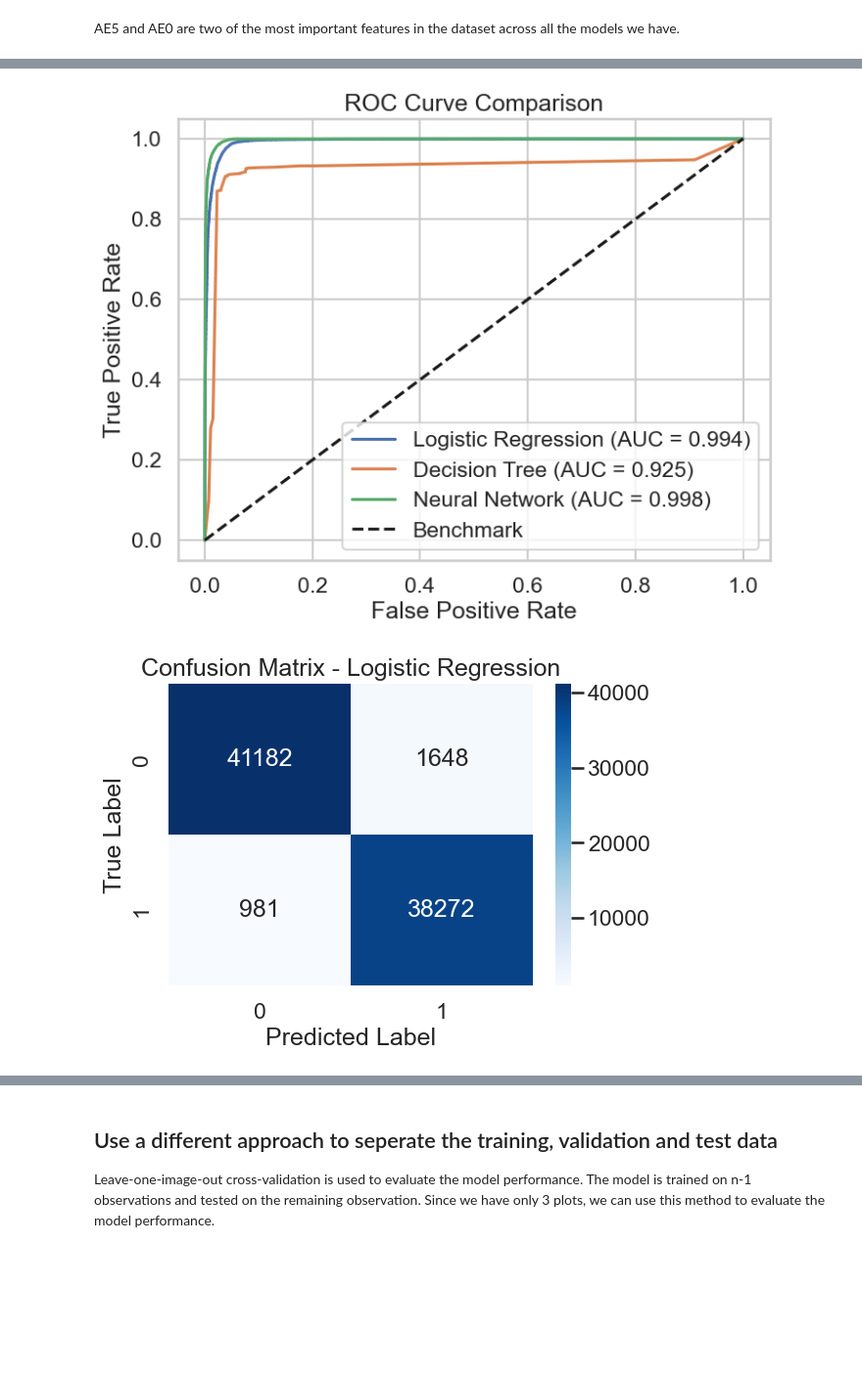
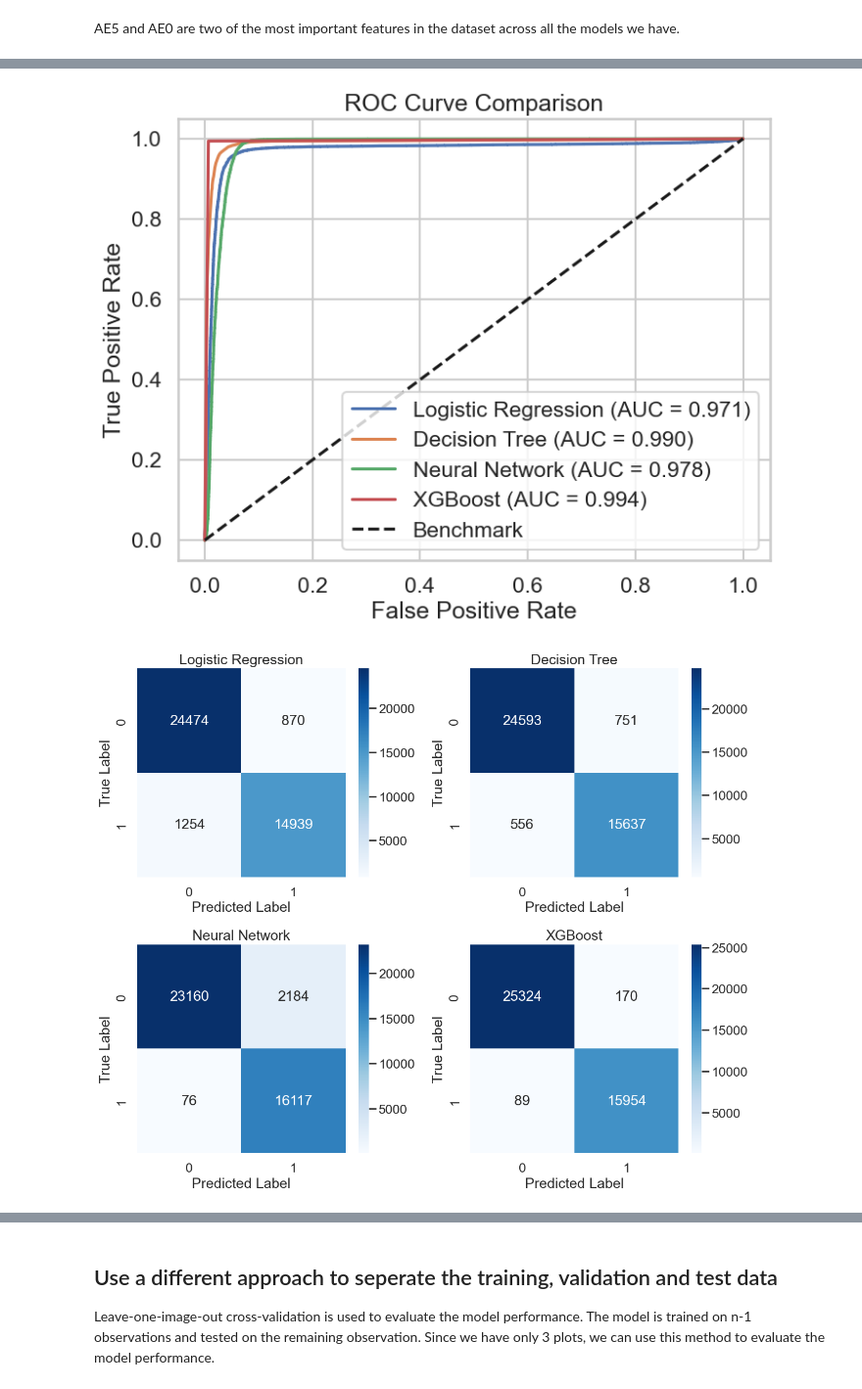
Before and after one commit to Bru3e/stat-214-lab2-10, a Jupyter notebook: models.ipynb, the cells around one changed output, grey strips where cells are left out. Shown: that part at 98% size. Drawn from its saved outputs; the diff is of its cells as text; code cells hidden in the pictures; blank space fills up the shorter version.

```diff
--- a/models.ipynb
+++ b/models.ipynb
@@ -37,9 +37,9 @@ from sklearn.decomposition import PCA
 
 data = pd.read_csv('data_final.csv')
 
-# For Logistic Regression, I tested and found that NDAI has a high VIF score
+# For Logistic Regression, I tested and found that pca_feature has a high VIF score
 # So I removed it from the dataset
-data = data.drop(columns=['NDAI'])
+data = data.drop(columns=['pca_feature'])
 
 # Also, I found that the 'grad_mean' and 'patch_range' have high VIF scores
 # Since they both measure the sparsity of the image, I combined them into one feature by PCA
@@ -104,6 +104,8 @@ from sklearn.preprocessing import StandardScaler
 from sklearn.linear_model import LogisticRegression
 import statsmodels.api as sm
 from sklearn.inspection import permutation_importance
+from sklearn.metrics import roc_auc_score
+
 # Logistic Regression model
 lr_pipeline = Pipeline([('scaler', StandardScaler()),('clf', LogisticRegression(solver='lbfgs', max_iter=500, random_state=635))])
 lr_acc, lr_auc = evaluate_model(lr_pipeline, X_train, y_train, cv)
@@ -113,6 +115,14 @@ print(f"Logistic Regression: Accuracy = {lr_acc:.3f}, ROC AUC = {lr_auc:.3f}")
 X_train_sm = sm.add_constant(StandardScaler().fit_transform(X_train))
 lr_model_sm = sm.Logit(y_train, X_train_sm).fit(disp=0)
 print("Logistic Regression AIC:", lr_model_sm.aic)
+
+# Calculate test set performance
+lr_pipeline.fit(X_train, y_train)
+lr_test_acc = lr_pipeline.score(X_test, y_test)
+print(f"Logistic Regression Test Set Accuracy: {lr_test_acc:.3f}")
+y_test_pred = lr_pipeline.predict_proba(X_test)[:, 1]
+lr_test_auc = roc_auc_score(y_test, y_test_pred)
+print(f"Logistic Regression Test Set ROC AUC: {lr_test_auc:.3f}")
 
 # The Coefficients of the logistic regression model
 print('Coefficients:')
@@ -301,7 +311,7 @@ from sklearn.neural_network import MLPClassifier
 # Neural Network model
 nn_pipeline = Pipeline([
     ('scaler', StandardScaler()),
-    ('clf', MLPClassifier(hidden_layer_sizes=(50,), max_iter=200, random_state=42))
+    ('clf', MLPClassifier(hidden_layer_sizes=(50,), max_iter=500, random_state=788))
 ])
 
 # Cross-validate the Neural Network.
@@ -349,6 +358,7 @@ AE5 and AE0 are two of the most important features in the dataset across all the
 # %%
 from sklearn.metrics import roc_curve, auc
 from sklearn.metrics import classification_report, confusion_matrix
+import xgboost as xgb
 
 lr_pipeline.fit(X_train, y_train)
 y_pred_lr = lr_pipeline.predict_proba(X_test)[:, 1]
@@ -361,32 +371,47 @@ nn_model = MLPClassifier(hidden_layer_sizes=(50,), max_iter=500, random_state=78
 nn_model.fit(X_train, y_train)
 y_pred_nn = nn_model.predict_proba(X_test)[:, 1]
 
+data = pd.read_csv("data_final.csv")
+features_XG = ["ae0", "ae1", "ae2", "ae3", "ae4", "ae5", "ae6", "ae7", "NDAI", "SD", "CORR", "pca_feature", "grad_mean", "patch_range"]
+target = "Label"
+X_train_XG, X_test_XG, y_train_XG, y_test_XG = train_test_split(data[features_XG], data[target], test_size=0.2, random_state=42)
+y_train_XG = y_train_XG.replace({-1: 0, 1: 1})
+y_test_XG = y_test_XG.replace({-1: 0, 1: 1})
+model_XG = xgb.XGBClassifier(objective="binary:logistic", eval_metric="logloss", use_label_encoder=False)
+model_XG.fit(X_train_XG, y_train_XG)
+y_pred_XG = model_XG.predict(X_test_XG)
+
 fpr_lr, tpr_lr, _ = roc_curve(y_test, y_pred_lr)
 fpr_dt, tpr_dt, _ = roc_curve(y_test, y_pred_dt)
 fpr_nn, tpr_nn, _ = roc_curve(y_test, y_pred_nn)
+fpr_XG, tpr_XG, _ = roc_curve(y_test_XG, y_pred_XG)
 
 auc_lr = auc(fpr_lr, tpr_lr)
 auc_dt = auc(fpr_dt, tpr_dt)
 auc_nn = auc(fpr_nn, tpr_nn)
+auc_XG = auc(fpr_XG, tpr_XG)
 
 y_pred_lr_bi = (y_pred_lr > 0.5).astype(int)
 y_pred_dt_bi = (y_pred_dt > 0.5).astype(int)
 y_pred_nn_bi = (y_pred_nn > 0.5).astype(int)
+y_pred_XG_bi = (y_pred_XG > 0.5).astype(int)
 
 report_lr = classification_report(y_test, y_pred_lr_bi, output_dict=True)
 report_dt = classification_report(y_test, y_pred_dt_bi, output_dict=True)
 report_nn = classification_report(y_test, y_pred_nn_bi, output_dict=True)
+report_XG = classification_report(y_test_XG, y_pred_XG_bi, output_dict=True)
 
 conf_matrix_lr = confusion_matrix(y_test, y_pred_lr_bi)
 conf_matrix_dt = confusion_matrix(y_test, y_pred_dt_bi)
 conf_matrix_nn = confusion_matrix(y_test, y_pred_nn_bi)
+conf_matrix_XG = confusion_matrix(y_test_XG, y_pred_XG_bi)
 
 classification_reports_df = pd.DataFrame({
-    "Model": ["Logistic Regression", "Decision Tree", "Neural Network"],
-    "Precision": [report_lr["weighted avg"]["precision"], report_dt["weighted avg"]["precision"], report_nn["weighted avg"]["precision"]],
-    "Recall": [report_lr["weighted avg"]["recall"], report_dt["weighted avg"]["recall"], report_nn["weighted avg"]["recall"]],
-    "F1-score": [report_lr["weighted avg"]["f1-score"], report_dt["weighted avg"]["f1-score"], report_nn["weighted avg"]["f1-score"]],
-    "Accuracy": [report_lr["accuracy"], report_dt["accuracy"], report_nn["accuracy"]]
+    "Model": ["Logistic Regression", "Decision Tree", "Neural Network", "XGBoost"],
+    "Precision": [report_lr["weighted avg"]["precision"], report_dt["weighted avg"]["precision"], report_nn["weighted avg"]["precision"], report_XG["weighted avg"]["precision"]],
+    "Recall": [report_lr["weighted avg"]["recall"], report_dt["weighted avg"]["recall"], report_nn["weighted avg"]["recall"], report_XG["weighted avg"]["recall"]],
+    "F1-score": [report_lr["weighted avg"]["f1-score"], report_dt["weighted avg"]["f1-score"], report_nn["weighted avg"]["f1-score"], report_XG["weighted avg"]["f1-score"]],
+    "Accuracy": [report_lr["accuracy"], report_dt["accuracy"], report_nn["accuracy"], report_XG["accuracy"]],
 })
 
 print(classification_reports_df)
@@ -395,6 +420,7 @@ plt.figure(figsize=(8, 6))
 plt.plot(fpr_lr, tpr_lr, label=f'Logistic Regression (AUC = {auc_lr:.3f})')
 plt.plot(fpr_dt, tpr_dt, label=f'Decision Tree (AUC = {auc_dt:.3f})')
 plt.plot(fpr_nn, tpr_nn, label=f'Neural Network (AUC = {auc_nn:.3f})')
+plt.plot(fpr_XG, tpr_XG, label=f'XGBoost (AUC = {auc_XG:.3f})')
 
 plt.plot([0, 1], [0, 1], 'k--', label='Benchmark')
 plt.xlabel('False Positive Rate')
@@ -403,17 +429,21 @@ plt.title('ROC Curve Comparison')
 plt.legend(loc='lower right')
 plt.show()
 
-def plot_confusion_matrix(y_true, y_pred, model_name):
+def plot_confusion_matrix_subplot(ax, y_true, y_pred, model_name):
     cm = confusion_matrix(y_true, y_pred)
-    plt.figure(figsize=(6, 4))
-    sns.heatmap(cm, annot=True, fmt='d', cmap='Blues', xticklabels=["0", "1"], yticklabels=["0", "1"])
-    plt.xlabel('Predicted Label')
-    plt.ylabel('True Label')
-    plt.title(f'Confusion Matrix - {model_name}')
-    plt.show()
+    sns.heatmap(cm, annot=True, fmt='d', cmap='Blues',
+                xticklabels=["0", "1"], yticklabels=["0", "1"], ax=ax)
+    ax.set_xlabel('Predicted Label')
+    ax.set_ylabel('True Label')
+    ax.set_title(f'{model_name}')
 
+fig, axs = plt.subplots(2, 2, figsize=(12, 10))
 
-plot_confusion_matrix(y_test, y_pred_lr_bi, "Logistic Regression")
-plot_confusion_matrix(y_test, y_pred_dt_bi, "Decision Tree")
-plot_confusion_matrix(y_test, y_pred_nn_bi, "Neural Network")
+plot_confusion_matrix_subplot(axs[0, 0], y_test, y_pred_lr_bi, "Logistic Regression")
+plot_confusion_matrix_subplot(axs[0, 1], y_test, y_pred_dt_bi, "Decision Tree")
+plot_confusion_matrix_subplot(axs[1, 0], y_test, y_pred_nn_bi, "Neural Network")
+plot_confusion_matrix_subplot(axs[1, 1], y_test_XG, y_pred_XG_bi, "XGBoost")
+
+plt.tight_layout()
+plt.show()
 # %% [output]
@@ -424,2 +458,2 @@ plot_confusion_matrix(y_test, y_pred_nn_bi, "Neural Network")
-[figure, old version]
+[figure, new version]
-[figure, old version]
+[figure, new version]
```
Also changed, not shown: parts of 17 cells of this notebook.
